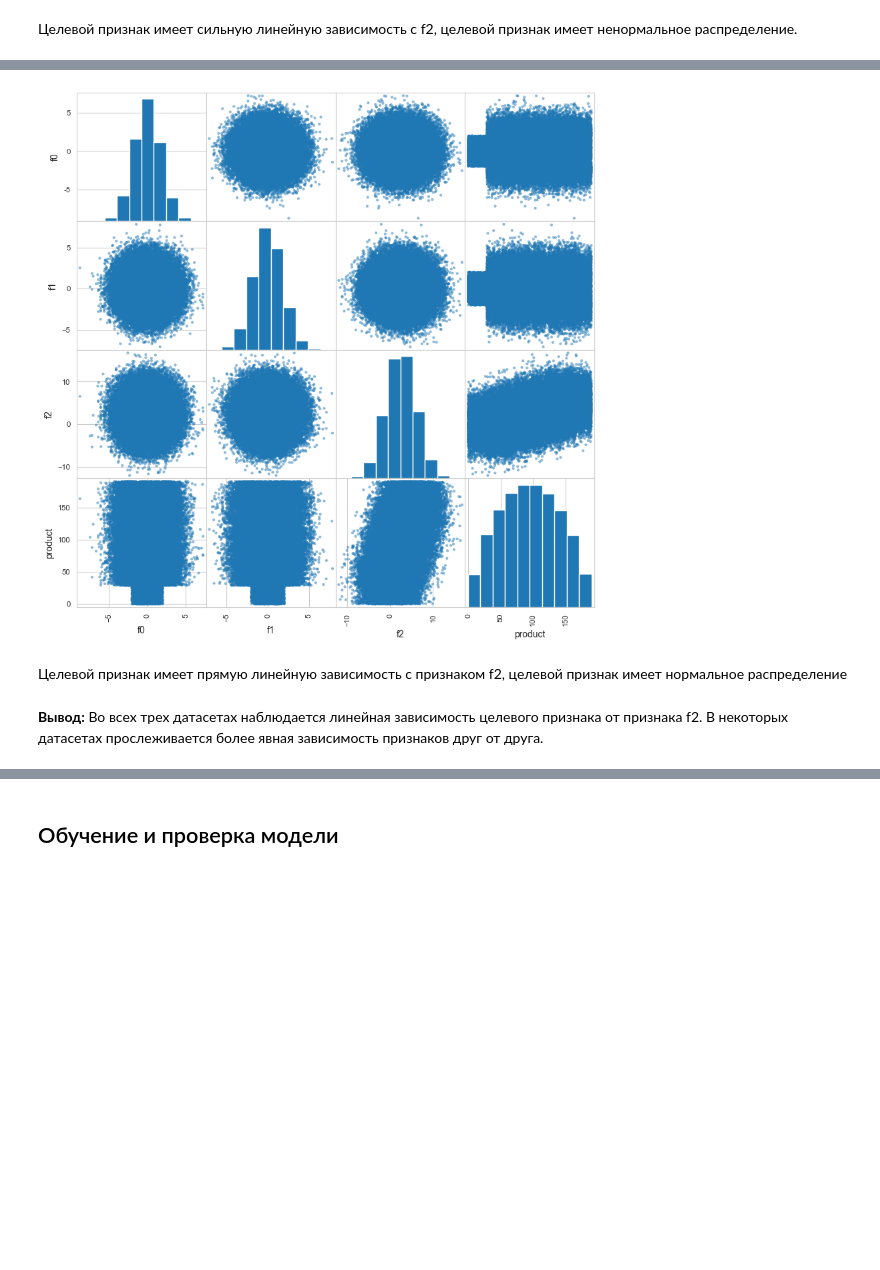
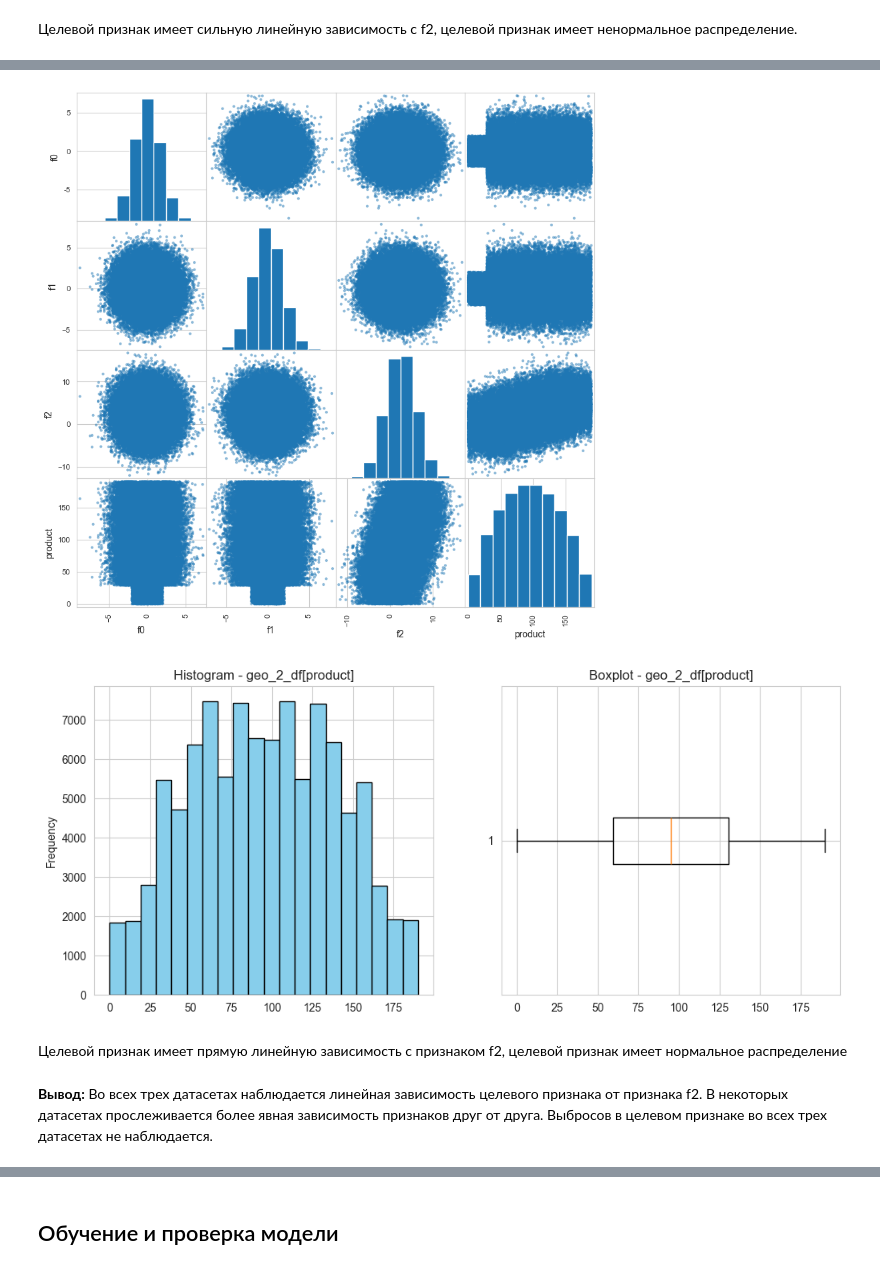
Before and after one commit to siobkoksenia/Product_analysis, a Jupyter notebook: select location for hole.ipynb, the cells around one changed output, grey strips where cells are left out. Drawn from its saved outputs; the diff is of its cells as text; code cells hidden in the pictures; blank space fills up the shorter version.

```diff
--- a/select location for hole.ipynb
+++ b/select location for hole.ipynb
@@ -191,16 +330,28 @@ plt.show()
 # %%
 # построим матрицу корреляции
 corr_matrix = geo_2_df.corr()
 plt.figure(figsize=(9, 6))
 sns.heatmap(corr_matrix, annot=True)
 plt.show()
 # Посмотрим рассеяние признаков в датасете geo_2_df
 pd.plotting.scatter_matrix(geo_2_df, figsize=(10, 10))
 plt.show()
+
+fig, axes = plt.subplots(1, 2, figsize=(12, 5))
+axes[0].set_title(f'Histogram - geo_2_df[product]')
+axes[0].hist(geo_2_df['product'], bins=20, color='skyblue', edgecolor='black')
+#axes[0].set_xlabel(geo_2_df['product'])
+axes[0].set_ylabel('Frequency')
+
+axes[1].set_title(f'Boxplot - geo_2_df[product]')
+axes[1].boxplot(geo_2_df['product'], vert=False)
+#axes[1].set_xlabel(geo_2_df['product'])
+plt.show()
 # %% [output]
 [figure]
 [figure]
+[figure, added]
 # %% [markdown]
 Целевой признак имеет прямую линейную зависимость с признаком f2, целевой признак имеет нормальное распределение
 # %% [markdown]
-**Вывод:** Во всех трех датасетах наблюдается линейная зависимость целевого признака от признака f2. В некоторых датасетах прослеживается более явная зависимость признаков друг от друга.
+**Вывод:** Во всех трех датасетах наблюдается линейная зависимость целевого признака от признака f2. В некоторых датасетах прослеживается более явная зависимость признаков друг от друга. Выбросов в целевом признаке во всех трех датасетах не наблюдается.
```
Also changed, not shown: parts of 82 cells of this notebook.
